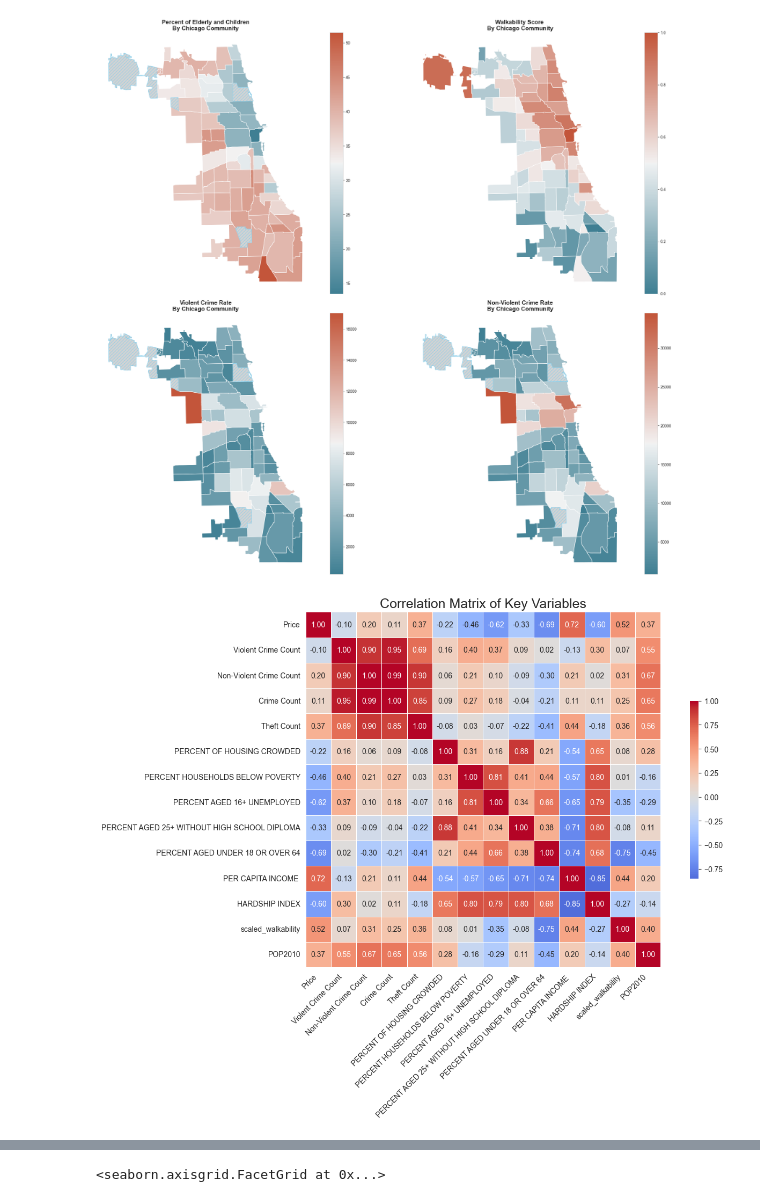
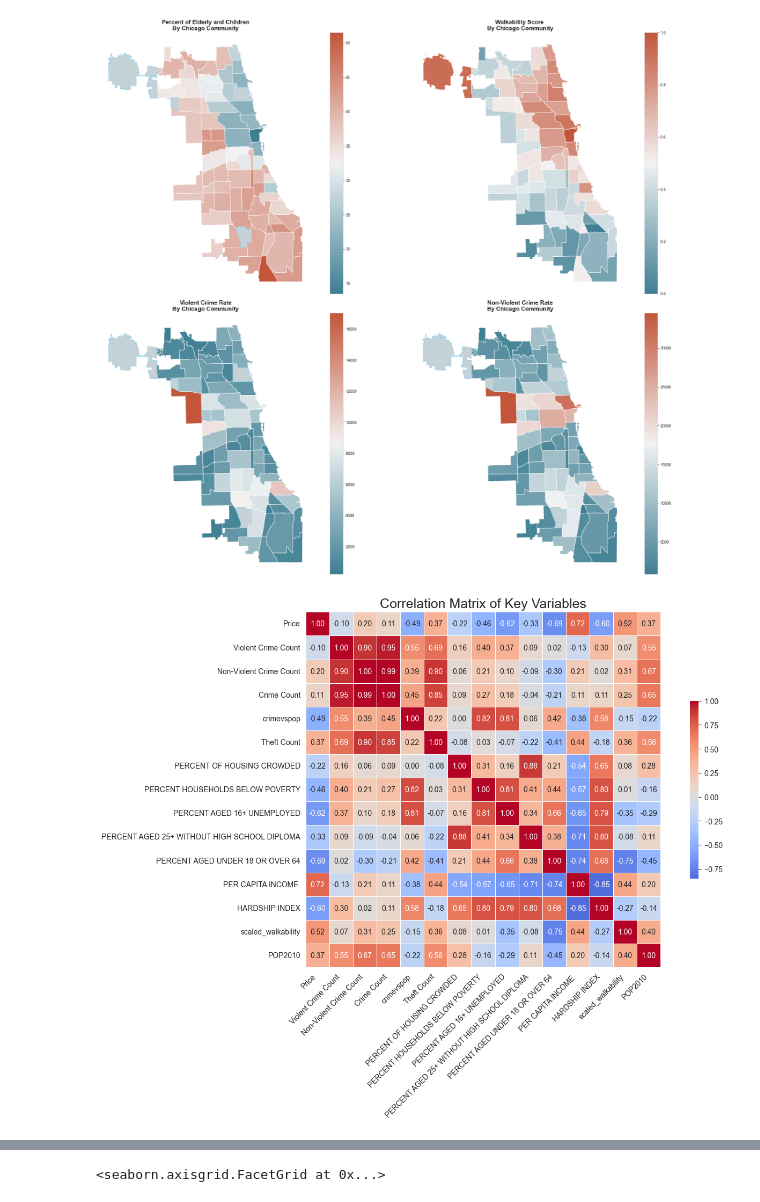
Before and after one commit to kfukutom/urban-informatics, a Jupyter notebook: src/eda_cont.ipynb, the cells around one changed output, grey strips where cells are left out. Cells and saved outputs as stored; diff of their text form; code cells hidden in the pictures.

```diff
--- a/src/eda_cont.ipynb
+++ b/src/eda_cont.ipynb
@@ -314,22 +314,22 @@ plt.show()
 [figure]
 # %%
 target = [
-    'Price', 'Violent Crime Count', "Non-Violent Crime Count", 'Crime Count','Theft Count', 'PERCENT OF HOUSING CROWDED',
+    'Price', 'Violent Crime Count', "Non-Violent Crime Count", 'Crime Count', 'crimevspop', 'Theft Count', 'PERCENT OF HOUSING CROWDED',
     'PERCENT HOUSEHOLDS BELOW POVERTY', 'PERCENT AGED 16+ UNEMPLOYED',
     'PERCENT AGED 25+ WITHOUT HIGH SCHOOL DIPLOMA', 'PERCENT AGED UNDER 18 OR OVER 64',
     'PER CAPITA INCOME ', 'HARDSHIP INDEX', 'scaled_walkability', "POP2010" # Space after 'PER CAPITA INCOME ' corrected
 ]
 
 target_corr = chicago[target].corr()
 plt.figure(figsize=(14, 10))
 sb.heatmap(target_corr, annot=True, fmt=".2f", cmap='coolwarm', center=0,
             square=True, linewidths=.5, cbar_kws={"shrink": .5})
 
 plt.xticks(rotation=45, ha='right')
 plt.title('Correlation Matrix of Key Variables', size=18)
 plt.tight_layout()
 plt.show()
 # %% [output]
-[figure, old version]
+[figure, new version]
 # %%
 chicago.to_csv("./data/chicago_processed.csv", index=False)
```
Also changed, not shown: parts of 5 cells of this notebook.
